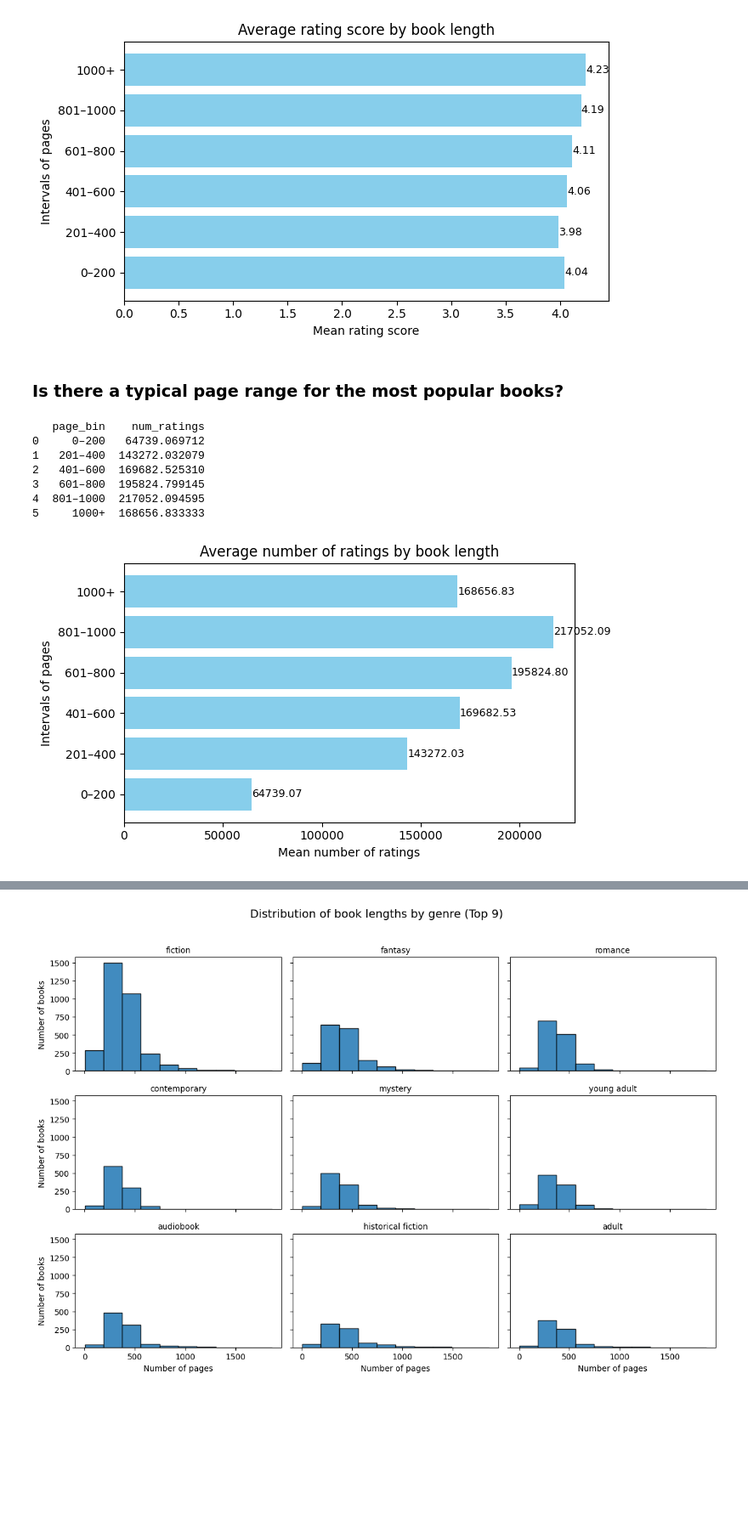
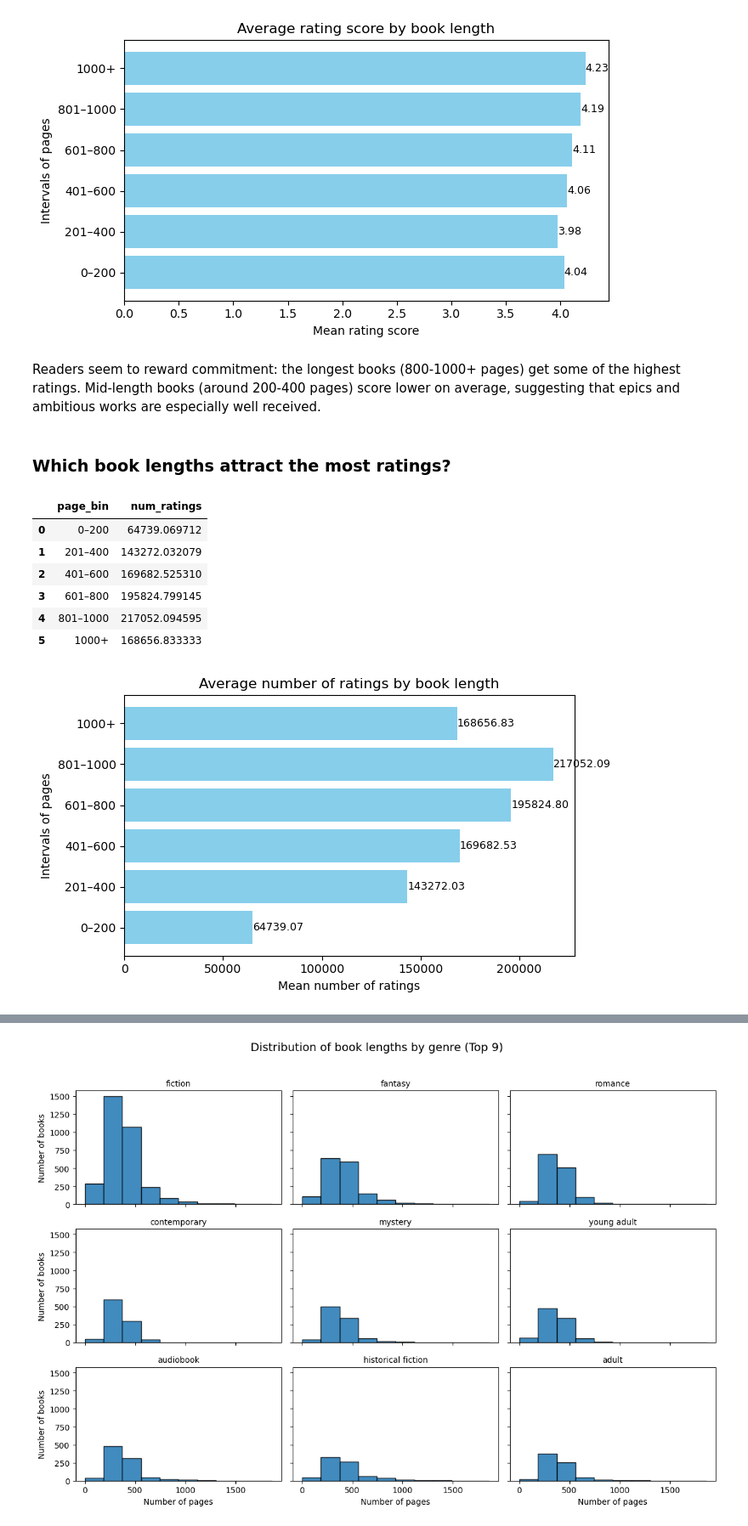
Before and after one commit to NStefa/GoodRead-Top-Books-Analysis, a Jupyter notebook: book_analysis.ipynb, the cells around one changed output, grey strips where cells are left out. Shown at 85% size. Saved outputs shown, nothing was run; the diff lists cells and outputs as text; code cells hidden in the pictures; blank space fills up the shorter version.

```diff
--- a/book_analysis.ipynb
+++ b/book_analysis.ipynb
@@ -743,34 +751,36 @@ plt.show()
 | 4 | 801–1000 | 4.190000 |
 | 5 | 1000+ | 4.232381 |
 [figure]
+# %% [markdown]
+Readers seem to reward commitment: the longest books (800-1000+ pages) get some of the highest ratings. Mid-length books (around 200-400 pages) score lower on average, suggesting that epics and ambitious works are especially well received.
 # %% [markdown]
-### Is there a typical page range for the most popular books?
+### Which book lengths attract the most ratings?
 # %%
 bin_stats_nr_ratings = (books.groupby("page_bin")["num_ratings"]
                     .mean()
                     .reset_index()
                     .dropna())
 
-print(bin_stats_nr_ratings)
+display(pd.DataFrame(bin_stats_nr_ratings))
 
 fig, ax = plt.subplots(figsize=(7, 4))
 ax.barh(bin_stats_nr_ratings["page_bin"], bin_stats_nr_ratings["num_ratings"], color="skyblue")
 
 ax.set_xlabel("Mean number of ratings")
 ax.set_ylabel("Intervals of pages")
 ax.set_title("Average number of ratings by book length")
 
 for i, v in enumerate(bin_stats_nr_ratings["num_ratings"]):
     ax.text(v, i, f"{v:.2f}", va="center", ha="left", fontsize=9)
 
 plt.tight_layout()
 plt.show()
 # %% [output]
-   page_bin    num_ratings
-0     0–200   64739.069712
-1   201–400  143272.032079
-2   401–600  169682.525310
-3   601–800  195824.799145
-4  801–1000  217052.094595
-5     1000+  168656.833333
+|  | page_bin | num_ratings |
+| 0 | 0–200 | 64739.069712 |
+| 1 | 201–400 | 143272.032079 |
+| 2 | 401–600 | 169682.525310 |
+| 3 | 601–800 | 195824.799145 |
+| 4 | 801–1000 | 217052.094595 |
+| 5 | 1000+ | 168656.833333 |
 [figure]
```
Also changed, not shown: parts of 65 cells of this notebook.
